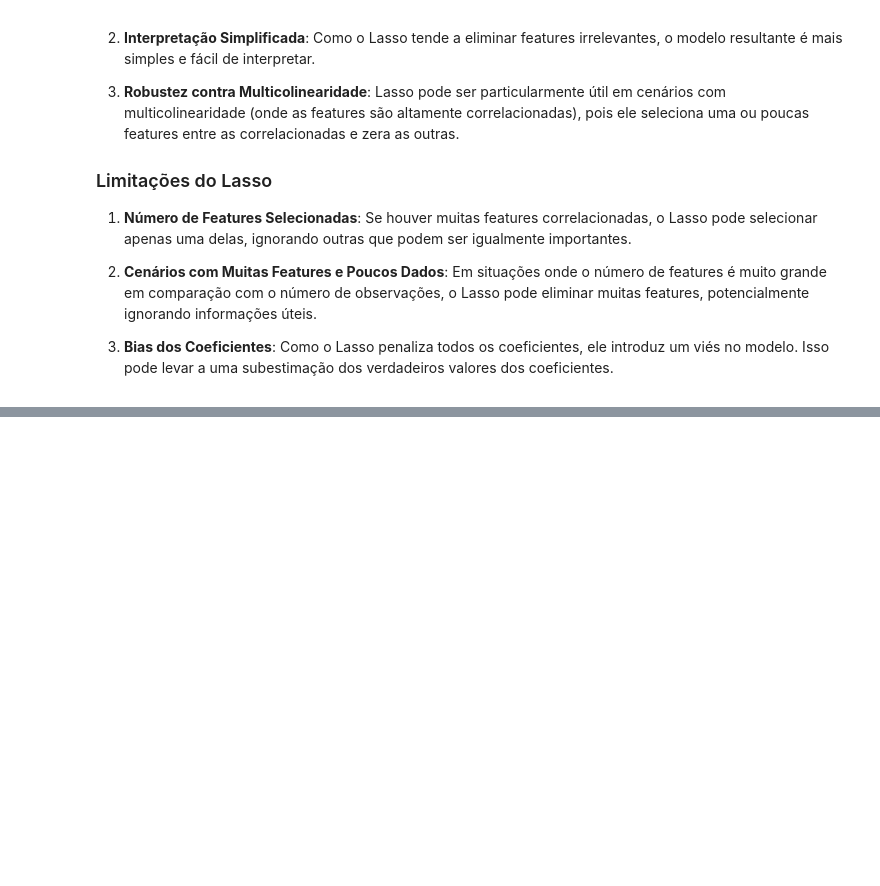
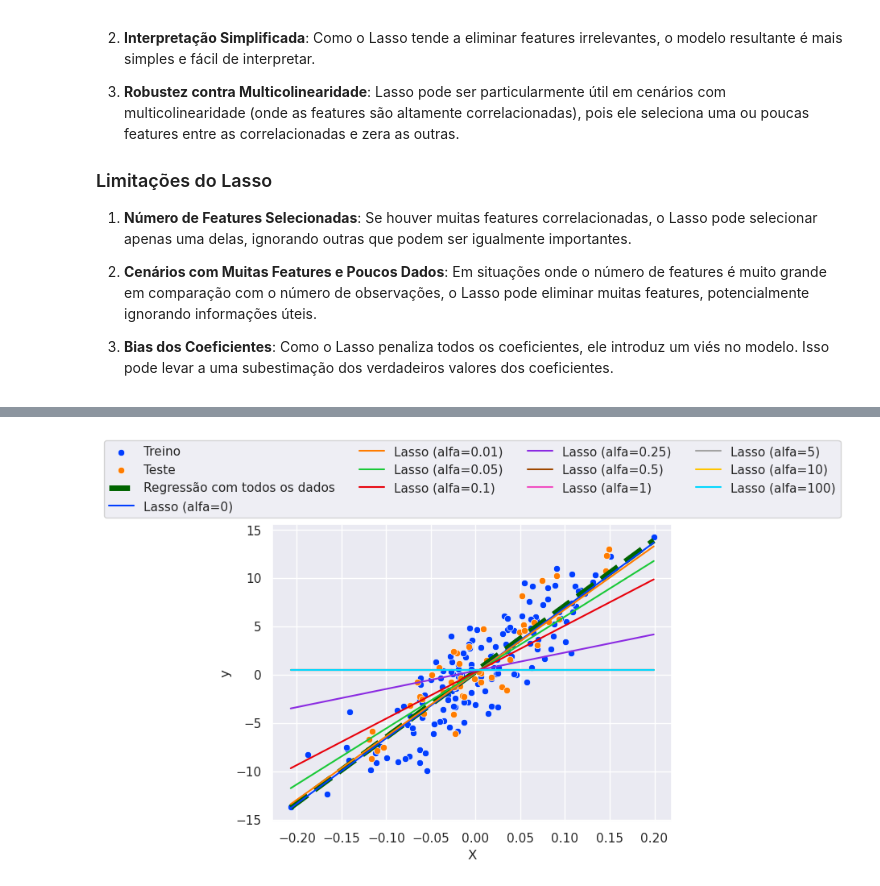
Before and after one commit to PauloViniciusR/Modelos_regularizacao, a Jupyter notebook: notebooks/01_regularizacao.ipynb, the cells around one changed output, grey strips where cells are left out. Saved outputs shown, nothing was run; the diff lists cells and outputs as text; code cells hidden in the pictures; blank space fills up the shorter version.

```diff
--- a/notebooks/01_regularizacao.ipynb
+++ b/notebooks/01_regularizacao.ipynb
@@ -338,0 +365,12 @@ for alfa in alfas:
+# %%
+sns.scatterplot(x=X_train["X"], y=y_train, color="C0", label="Treino")
+sns.scatterplot(x=X_test["X"], y=y_test, color="C1", label="Teste")
+sns.lineplot(data=df, x="X", y=y_pred_lr, color="darkgreen", label="Regressão com todos os dados", linestyle="--", linewidth=5)
+
+
+for i, alfa in enumerate(alfas):
+    sns.lineplot(data=df, x="X", y=y_pred_lasso[i], label=f"Lasso (alfa={alfa})")
+
+    plt.legend(loc="upper center", bbox_to_anchor=(0.5, 1.30), ncol=4)
+# %% [output]
+[figure, added]
```
Also changed, not shown: parts of 3 cells of this notebook, 1 other file.
